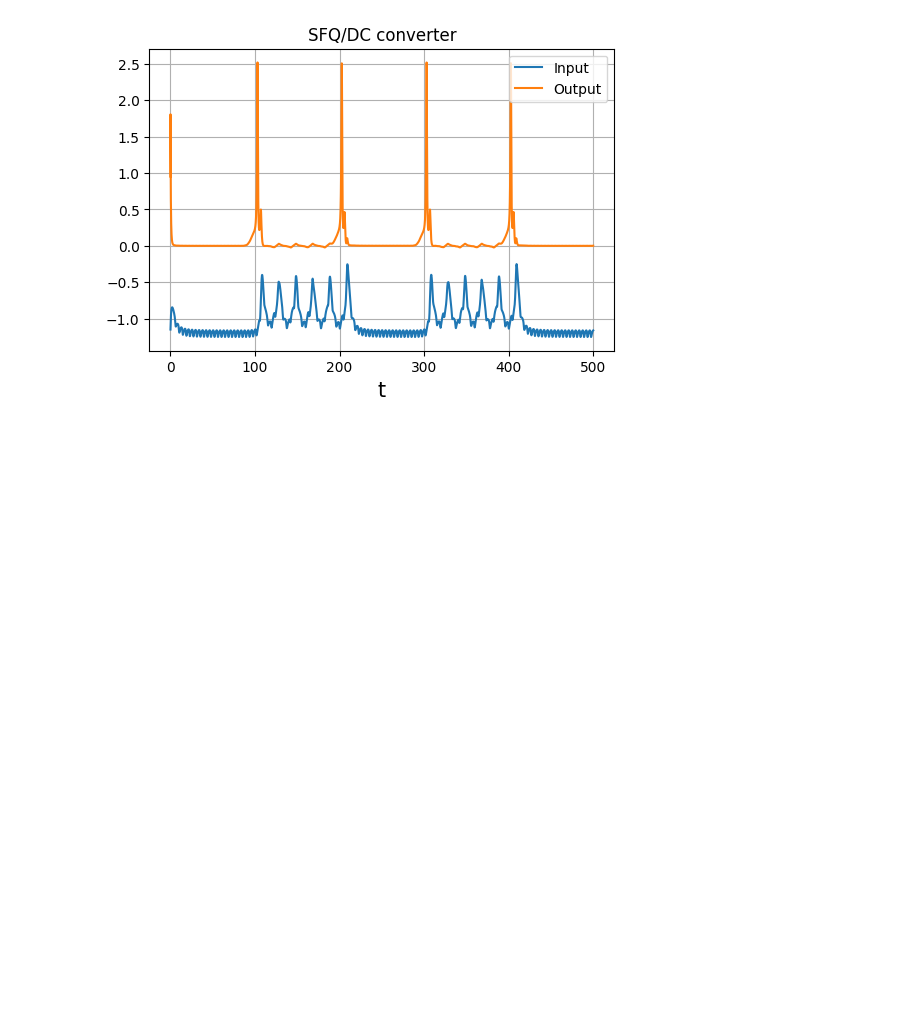
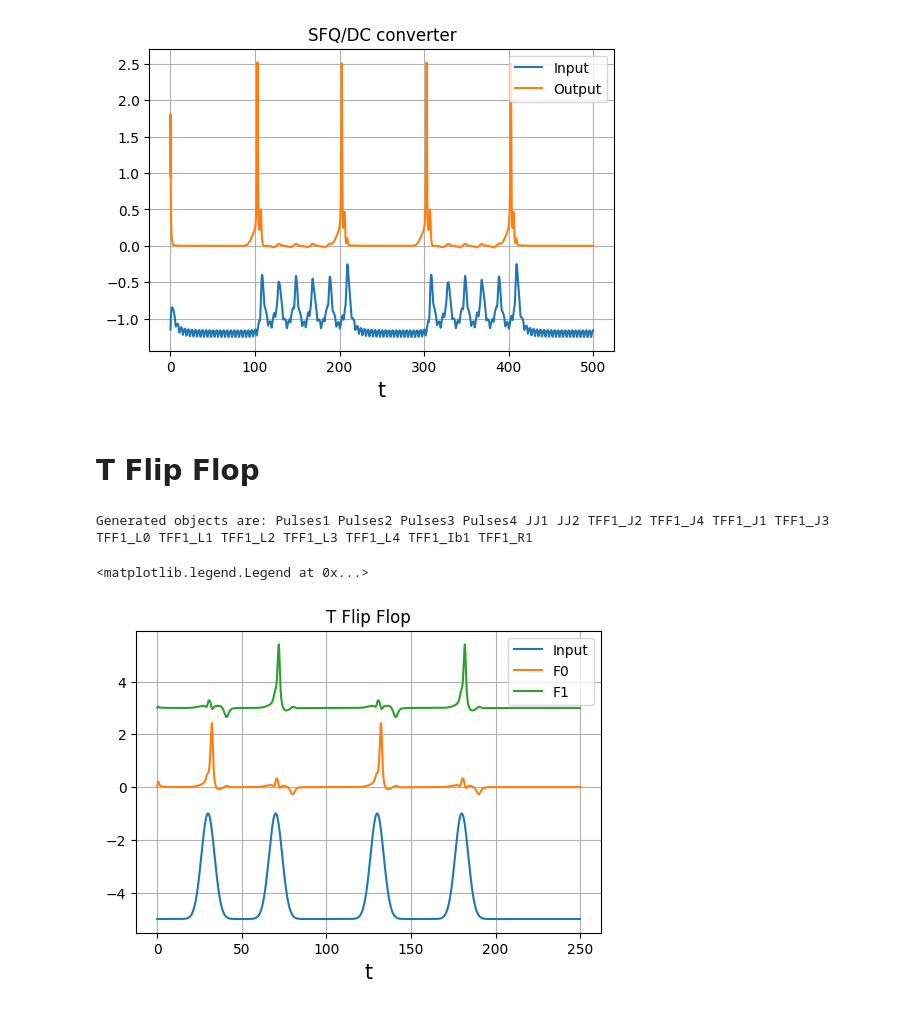
Before and after one commit to gausseuler60/SymSC_Python, a Jupyter notebook: Test_Elements.ipynb, the cells around one changed output. Cells and saved outputs as stored; diff of their text form; code cells hidden in the pictures; blank space fills up the shorter version.

```diff
--- a/Test_Elements.ipynb
+++ b/Test_Elements.ipynb
@@ -502,3 +502,5 @@ ax.legend(['Input', 'Output'],loc='upper right')
 # %% [output]
 <matplotlib.legend.Legend at 0x...>
 [figure]
+# %% [markdown]
+# T Flip Flop
@@ -504,0 +513,36 @@ ax.legend(['Input', 'Output'],loc='upper right')
+# %%
+J_A = JJ.JJ(loc=[2,0], A=1,c=1,r=1)
+J_B = JJ.JJ(loc=[3,0], A=1,c=1,r=1)
+
+tff = TFF.TFF(loc=[1,2,3])
+
+A_1 = Pulses.Pulses(loc=[1], A =4, t0 = 30)
+B_1 = Pulses.Pulses(loc=[1], A =4, t0 = 70)
+
+A_2 = Pulses.Pulses(loc=[1], A =4, t0 = 130)
+B_2 = Pulses.Pulses(loc=[1], A =4, t0 = 180)
+# %%
+t = np.arange(0, 250, 0.1)
+fc = FunctionCompiler([A_1, B_1,A_2, B_2, J_A, J_B, tff],t)
+sol = fc.solve()
+# %% [output]
+Generated objects are: Pulses1 Pulses2 Pulses3 Pulses4 JJ1 JJ2 TFF1_J2 TFF1_J4 TFF1_J1 TFF1_J3 TFF1_L0 TFF1_L1 TFF1_L2 TFF1_L3 TFF1_L4 TFF1_Ib1 TFF1_R1
+# %%
+V_out_1 = J_A.get_data("V",t,sol);
+V_out_2 = J_B.get_data("V",t,sol);
+
+input_signal = A_1.get_data("I", t, sol)+B_1.get_data("I", t, sol)+A_2.get_data("I", t, sol)+B_2.get_data("I", t, sol);
+
+fig, ax = plt.subplots(dpi=100)
+plt.title('T Flip Flop')
+plt.xlabel('t',fontsize=15)
+
+ax.grid('on')
+ax.plot(t,input_signal-5)
+ax.plot(t,V_out_1)
+ax.plot(t,V_out_2+3)
+
+ax.legend(['Input','F0', 'F1'],loc='upper right')
+# %% [output]
+<matplotlib.legend.Legend at 0x...>
+[figure, added]
```
Also changed, not shown: parts of 1 cell of this notebook, 1 other file.
